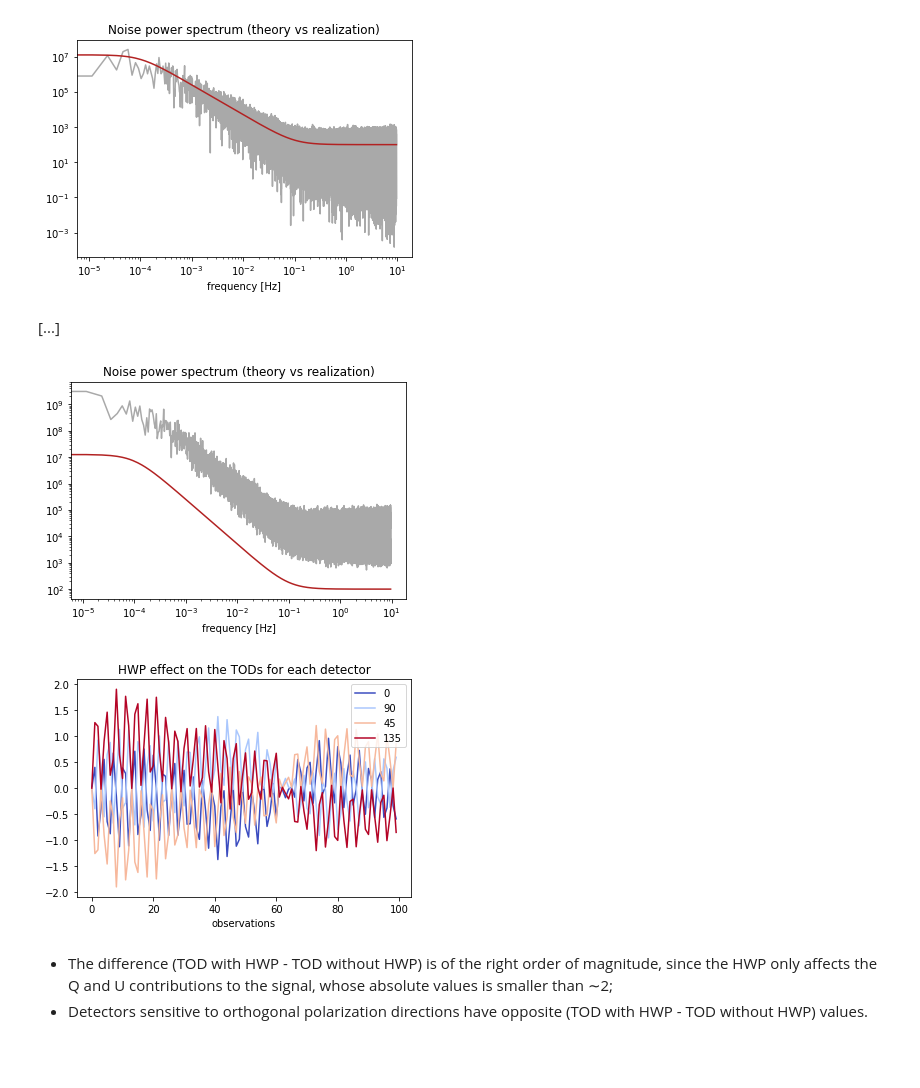
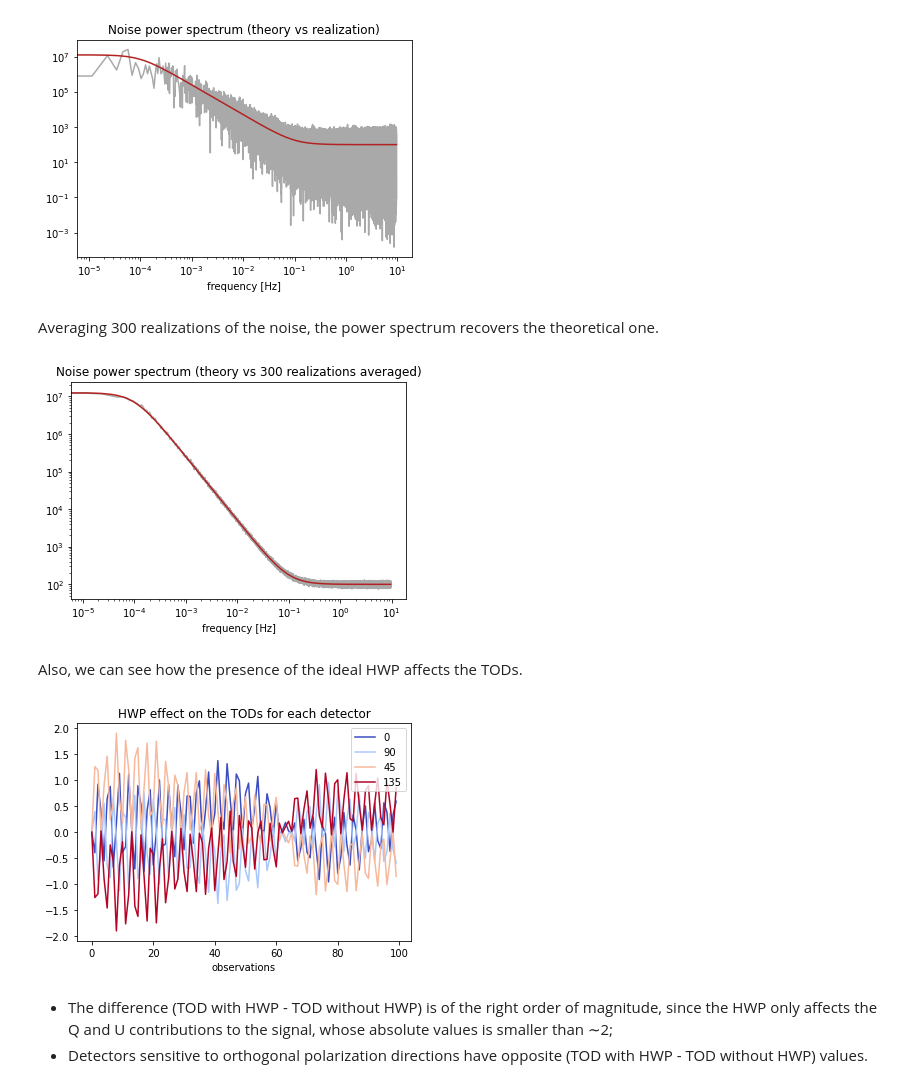
Before and after one commit to martamonelli/beamconv_tidy, a Jupyter notebook: beamconv/demo.ipynb, the cells around one changed output. Drawn from its saved outputs; the diff is of its cells as text; code cells hidden in the pictures; blank space fills up the shorter version.

```diff
--- a/beamconv/demo.ipynb
+++ b/beamconv/demo.ipynb
@@ -257,48 +259,49 @@ plt.xlabel('frequency [Hz]')
 plt.show()
 # %% [output]
 [figure]
-# %% [markdown]
-[...]
+# %% [markdown]
+Averaging 300 realizations of the noise, the power spectrum recovers the theoretical one.
 # %%
-noise = np.zeros(nsamp)
 ps = np.zeros(nsamp)
 nps = int(300)
 
 gen = ducc0.misc.OofaNoise(sigma, f_min, f_knee, f_samp, slope)
 
 for i in np.arange(nps):
+    noise = np.zeros(nsamp)
     for chunk in np.arange(nchunk):
         inp = np.random.normal(0.,1.,(nsamp_chunk,))
         #
-        noise[chunk*nsamp_chunk:(chunk+1)*nsamp_chunk] += gen.filterGaussian(inp)
+        noise[chunk*nsamp_chunk:(chunk+1)*nsamp_chunk] = gen.filterGaussian(inp)
     ps += np.abs(np.fft.fft(noise))**2 / nsamp
 
 ps = ps/nps
 # %%
 # Plotting the power spectrum
 plt.loglog(freqs[:ps.size//2],ps[:ps.size//2],'darkgray')
 plt.loglog(freqs[:ps.size//2],ps_theory[:ps.size//2],'firebrick')
-plt.title('Noise power spectrum (theory vs realization)')
+plt.title('Noise power spectrum (theory vs 300 realizations averaged)')
 plt.xlabel('frequency [Hz]')
 plt.show()
 # %% [output]
-[figure, old version]
+[figure, new version]
+# %% [markdown]
+Also, we can see how the presence of the ideal HWP affects the TODs.
 # %%
-# How the TODs are affected by the presence of the HWP
-n = 4
+n = ndet
 color = plt.cm.coolwarm(np.linspace(0,1,n))
 matplotlib.rcParams['axes.prop_cycle'] = cycler.cycler('color', color)
 
-plt.plot(clean_TOD[0][:100]-clean_TOD_hwp[0][:100],label='0')
-plt.plot(clean_TOD[1][:100]-clean_TOD_hwp[1][:100],label='90')
-plt.plot(clean_TOD[2][:100]-clean_TOD_hwp[2][:100],label='45')
-plt.plot(clean_TOD[3][:100]-clean_TOD_hwp[3][:100],label='135')
+plt.plot(clean_TOD_hwp[0][:100]-clean_TOD[0][:100],label='0')
+plt.plot(clean_TOD_hwp[1][:100]-clean_TOD[1][:100],label='90')
+plt.plot(clean_TOD_hwp[2][:100]-clean_TOD[2][:100],label='45')
+plt.plot(clean_TOD_hwp[3][:100]-clean_TOD[3][:100],label='135')
 plt.title('HWP effect on the TODs for each detector')
 plt.legend(loc=1)
 plt.xlabel('observations')
 plt.show()
 # %% [output]
-[figure, old version]
+[figure, new version]
 # %% [markdown]
 - The difference (TOD with HWP - TOD without HWP) is of the right order of magnitude, since the HWP only affects the Q and U contributions to the signal, whose absolute values is smaller than &sim;2;
 - Detectors sensitive to orthogonal polarization directions have opposite (TOD with HWP - TOD without HWP) values.
```
Also changed, not shown: parts of 21 cells of this notebook.
